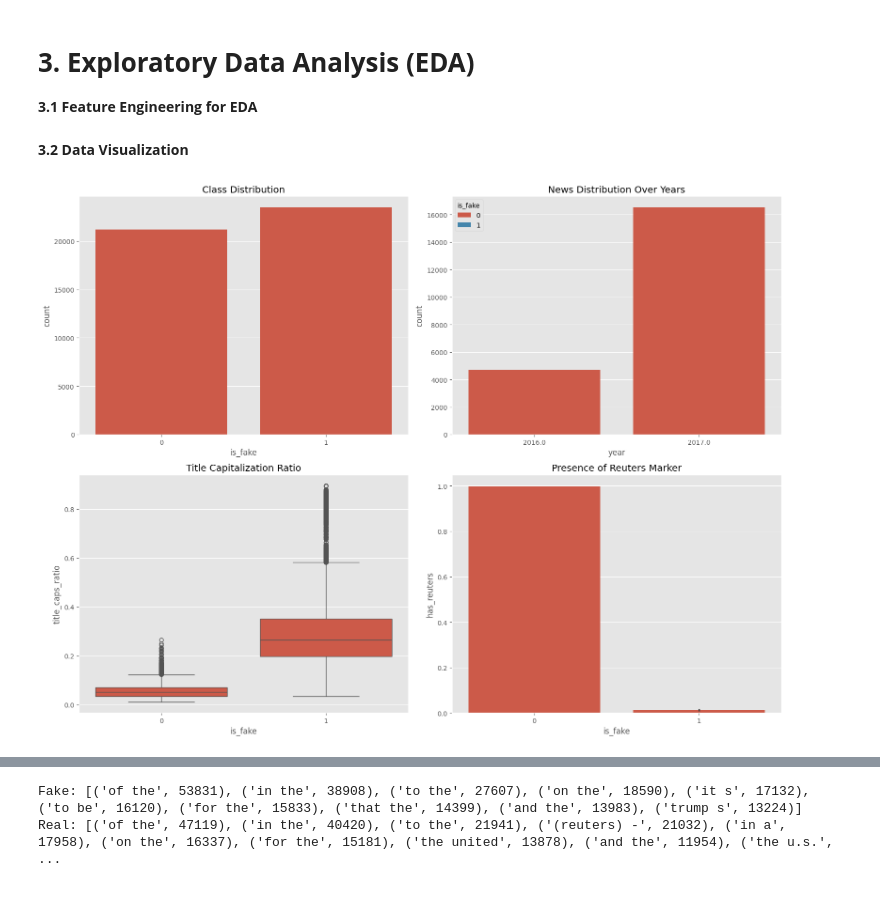
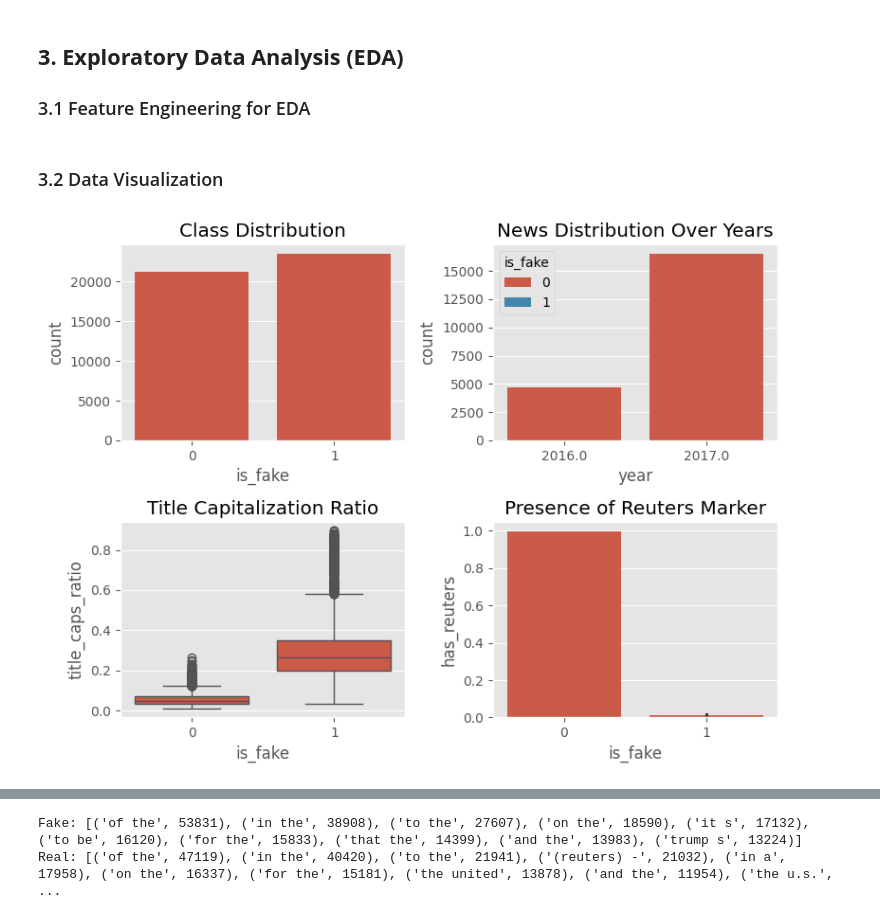
Before and after one commit to LiubovRev/Fake-News-Detector, a Jupyter notebook: fake_news_project.ipynb, the cells around one changed output, grey strips where cells are left out. Cells and saved outputs as stored; diff of their text form; code cells hidden in the pictures.

```diff
--- a/fake_news_project.ipynb
+++ b/fake_news_project.ipynb
@@ -42,4 +65,4 @@ df['date'] = pd.to_datetime(df['date'], errors='coerce')
 # %% [markdown]
-# **3. Exploratory Data Analysis (EDA)**
-**3.1 Feature Engineering for EDA**
+## **3. Exploratory Data Analysis (EDA)**
+### 3.1 Feature Engineering for EDA
 # %%
@@ -51,25 +77,25 @@ df['title_caps_ratio'] = df['title'].apply(
 df['excl_count'] = df['text'].apply(lambda x: str(x).count('!'))
 df['has_reuters'] = df['text'].apply(lambda x: 1 if 'reuters' in str(x).lower() else 0)
 # %% [markdown]
-**3.2 Data Visualization**
+### 3.2 Data Visualization
 # %%
 plt.style.use('ggplot')
-fig, axes = plt.subplots(2, 2, figsize=(16, 12))
+fig, axes = plt.subplots(2, 2, figsize=(8, 6))
 
 sns.countplot(x='is_fake', data=df, ax=axes[0,0])
 axes[0,0].set_title('Class Distribution')
 
 df['year'] = df['date'].dt.year
 sns.countplot(x='year', hue='is_fake', data=df, ax=axes[0,1])
 axes[0,1].set_title('News Distribution Over Years')
 
 sns.boxplot(x='is_fake', y='title_caps_ratio', data=df, ax=axes[1,0])
 axes[1,0].set_title('Title Capitalization Ratio')
 
 sns.barplot(x='is_fake', y='has_reuters', data=df, ax=axes[1,1])
 axes[1,1].set_title('Presence of Reuters Marker')
 
 plt.tight_layout()
 plt.show()
 # %% [output]
-[figure, old version]
+[figure, new version]
```
Also changed, not shown: parts of 54 cells of this notebook.
